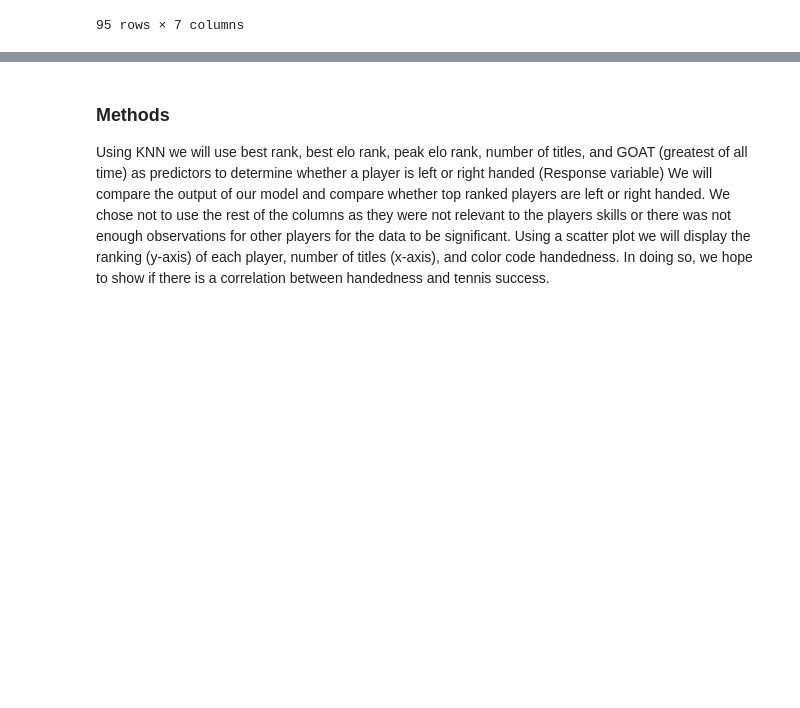
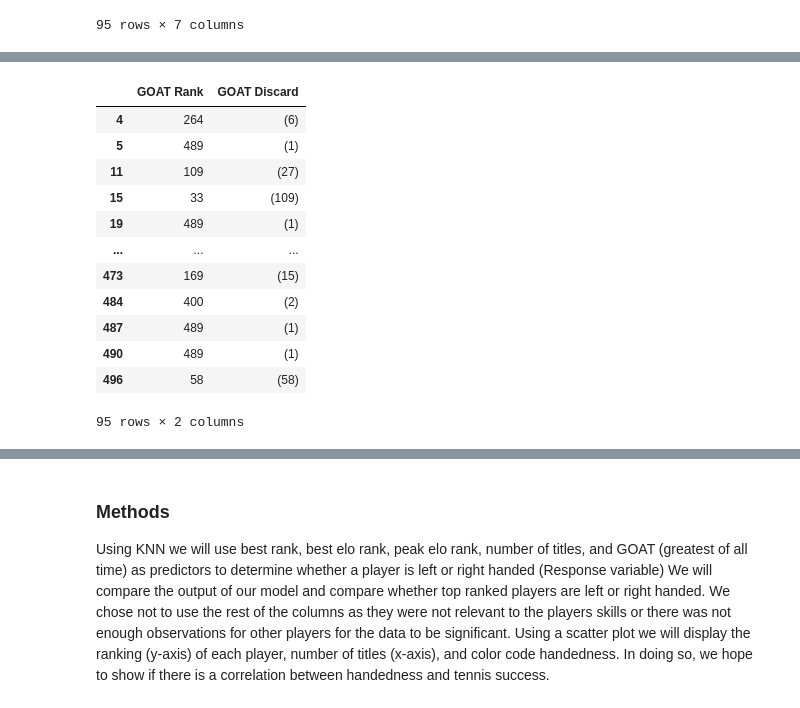
Before and after one commit to Rehnoor/Tennis_Handedness, a Jupyter notebook: Documents/project_proposal.ipynb, the cells around one changed output, grey strips where cells are left out. Cells and saved outputs as stored; diff of their text form; code cells hidden in the pictures; blank space fills up the shorter version.

```diff
--- a/Documents/project_proposal.ipynb
+++ b/Documents/project_proposal.ipynb
@@ -116,0 +112,18 @@ data_split_GOAT
+# %%
+data_split_GOAT = data_no_na['GOAT Rank'].str.split(" ", expand = True)
+data_split_GOAT = data_split_GOAT.rename(columns={0:"GOAT Rank", 1:"GOAT Discard"})
+data_split_GOAT
+# %% [output]
+|  | GOAT Rank | GOAT Discard |
+| 4 | 264 | (6) |
+| 5 | 489 | (1) |
+| 11 | 109 | (27) |
+| 15 | 33 | (109) |
+| 19 | 489 | (1) |
+| ... | ... | ... |
+| 473 | 169 | (15) |
+| 484 | 400 | (2) |
+| 487 | 489 | (1) |
+| 490 | 489 | (1) |
+| 496 | 58 | (58) |
+95 rows × 2 columns
```
Also changed, not shown: parts of 18 cells of this notebook.
